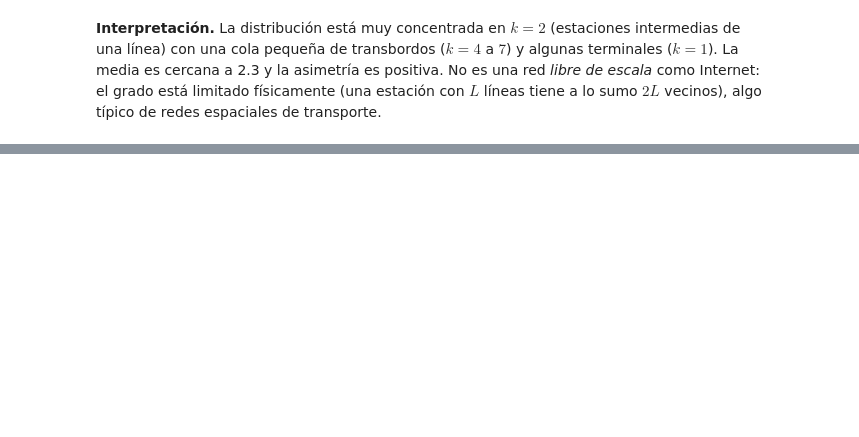
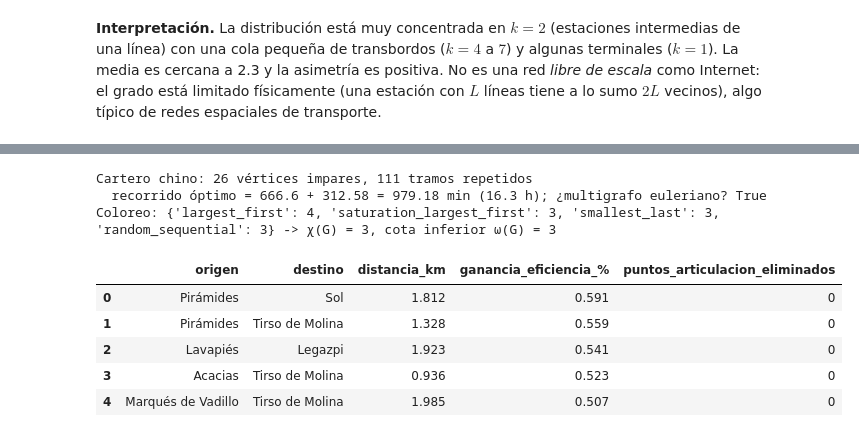
Before and after one commit to DanyelleGiraldo/proyecto_discretas, a Jupyter notebook: notebooks/Proyecto_Metro_Madrid.ipynb, the cells around one changed output, grey strips where cells are left out. Drawn from its saved outputs; the diff is of its cells as text; code cells hidden in the pictures; blank space fills up the shorter version.

```diff
--- a/notebooks/Proyecto_Metro_Madrid.ipynb
+++ b/notebooks/Proyecto_Metro_Madrid.ipynb
@@ -692,0 +681,24 @@ análisis de grafos.
+# %%
+from optimizacion import CarteroChino, ColoreoGrafo, PlanificadorExpansion
+cc = CarteroChino(G).resolver("Sol")
+print(f"Cartero chino: {cc['vertices_impares']} vértices impares, {len(cc['aristas_duplicadas'])} tramos repetidos")
+print(f"  recorrido óptimo = {cc['costo_red_min']} + {cc['costo_extra_min']} = {cc['costo_total_min']} min "
+      f"({cc['costo_total_min']/60:.1f} h); ¿multigrafo euleriano? {cc['es_euleriano_aumentado']}")
+col = ColoreoGrafo(G).resolver()
+print(f"Coloreo: {col['colores_por_estrategia']} -> χ(G) = {col['colores']}, cota inferior ω(G) = {col['cota_inferior_clique']}")
+# %% [output]
+Cartero chino: 26 vértices impares, 111 tramos repetidos
+  recorrido óptimo = 666.6 + 312.58 = 979.18 min (16.3 h); ¿multigrafo euleriano? True
+Coloreo: {'largest_first': 4, 'saturation_largest_first': 3, 'smallest_last': 3, 'random_sequential': 3} -> χ(G) = 3, cota inferior ω(G) = 3
+# %%
+expansion = PlanificadorExpansion(G).evaluar()
+cols = ["origen", "destino", "distancia_km", "ganancia_eficiencia_%", "puntos_articulacion_eliminados"]
+display(expansion.head(5)[cols])
+expansion.sort_values("puntos_articulacion_eliminados", ascending=False).head(5)[cols]
+# %% [output]
+|  | origen | destino | distancia_km | ganancia_eficiencia_% | puntos_articulacion_eliminados |
+| 0 | Pirámides | Sol | 1.812 | 0.591 | 0 |
+| 1 | Pirámides | Tirso de Molina | 1.328 | 0.559 | 0 |
+| 2 | Lavapiés | Legazpi | 1.923 | 0.541 | 0 |
+| 3 | Acacias | Tirso de Molina | 0.936 | 0.523 | 0 |
+| 4 | Marqués de Vadillo | Tirso de Molina | 1.985 | 0.507 | 0 |
```
Also changed, not shown: parts of 38 cells of this notebook, 47 other files.
